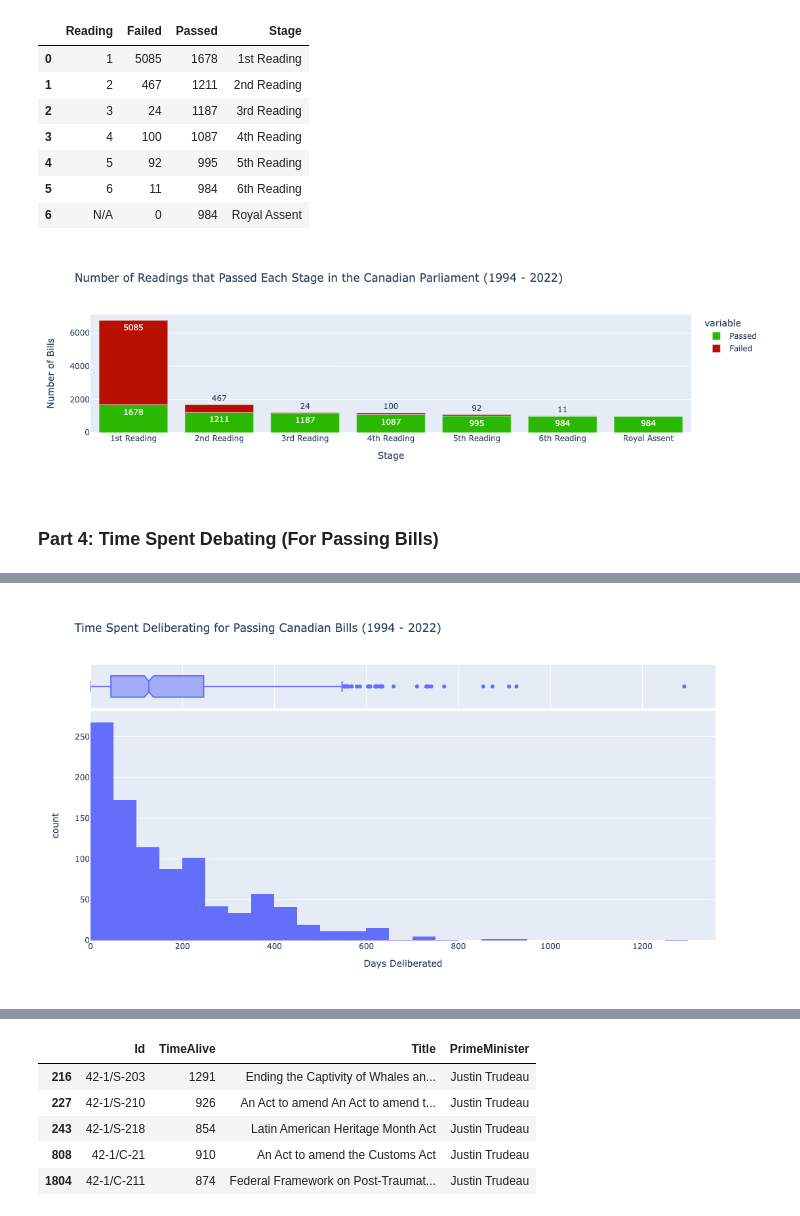
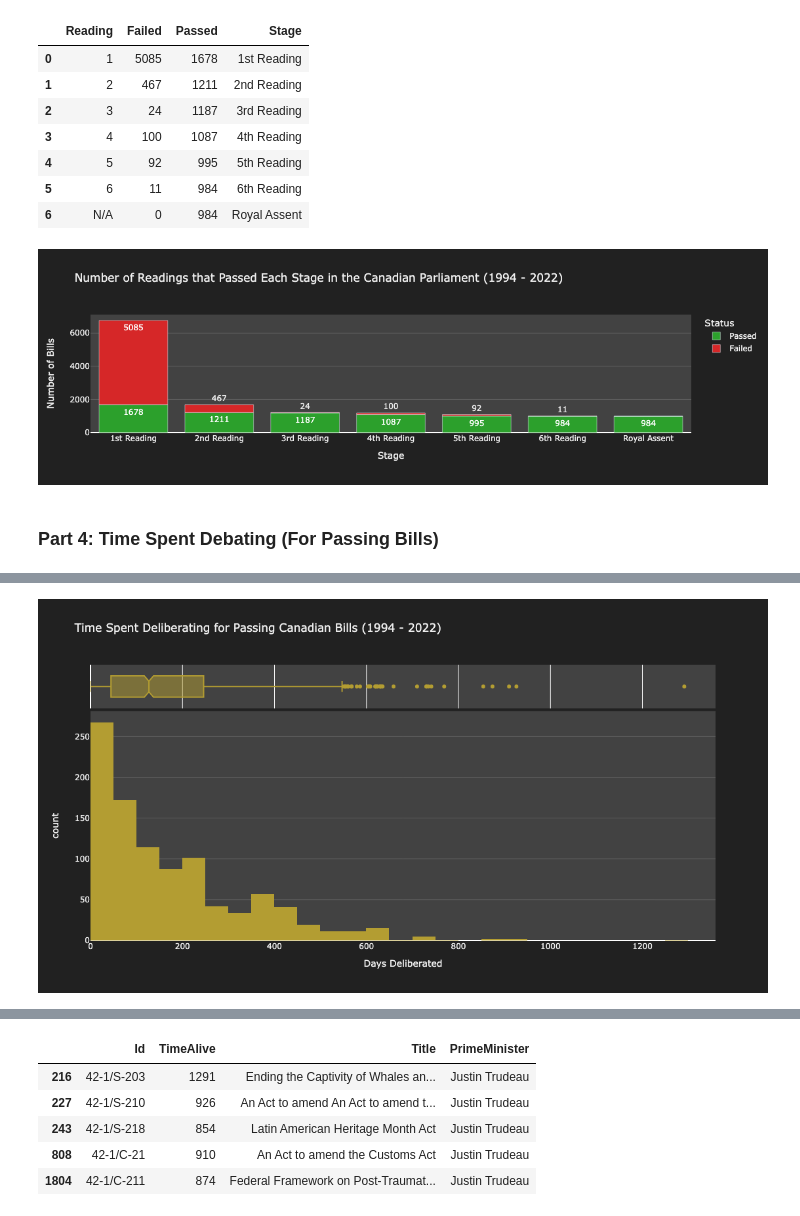
Before and after one commit to rileywheadon/canadian-legislation-visualisation, a Jupyter notebook: notebooks/04-visualisation.ipynb, the cells around one changed output, grey strips where cells are left out. Drawn from its saved outputs; the diff is of its cells as text; code cells hidden in the pictures.

```diff
--- a/notebooks/04-visualisation.ipynb
+++ b/notebooks/04-visualisation.ipynb
@@ -275,8 +311,8 @@ display(plot_3)
 | 6 | N/A | 0 | 984 | Royal Assent |
 # %%
 color_map = {
-    "Passed": "#2bb800",
-    "Failed": "#b80f00",
+    "Passed": px.colors.qualitative.D3[2],
+    "Failed": px.colors.qualitative.D3[3]
 }
 
 
@@ -289,13 +325,24 @@ fig = px.bar(
     text_auto = True,
     labels = {
         "value": "Number of Bills",
-        "Reading": "Stage"
+        "Reading": "Stage",
+        "variable": "Status"
     }
 )
 
+fig.update_layout(
+    paper_bgcolor="#212121",
+    plot_bgcolor = "#424242",
+    font_color = "#EEEEEE"
+)
+
+fig.update_yaxes(gridcolor='#616161')
+
 fig.show()
+
+fig.write_html("../charts/plot-3.html")
 # %% [output]
-[figure, old version]
+[figure, new version]
 # %% [markdown]
 ### Part 4: Time Spent Debating (For Passing Bills)
 # %%
@@ -315,7 +362,7 @@ party = parliaments[['ParliamentNumber', 'Party', 'PrimeMinister']]
 
 # Concatenate plot_4 with party data to get Prime Minister and Party
 plot_4 = pd.merge(plot_4, party, on = ['ParliamentNumber'], how = 'left')
-plot_4 = plot_4.drop_duplicates()
+plot_4.drop_duplicates(inplace = True)
 
 # Display DataFrame
 display(plot_4.head())
@@ -329,22 +376,31 @@ display(plot_4.head())
 # %%
 fig = px.histogram(
     plot_4,
     x = "TimeAlive",
     nbins = 30,
     marginal = "box",
     title = "Time Spent Deliberating for Passing Canadian Bills (1994 - 2022)",
     labels = {
         "count": "Count",
         "TimeAlive": "Days Deliberated"
     },
+    color_discrete_sequence = ['#b39d32'],
     height = 600
 )
 
 fig.update_xaxes(rangemode = "nonnegative")
 
+fig.update_layout(
+    paper_bgcolor="#212121",
+    plot_bgcolor = "#424242",
+    font_color = "#EEEEEE"
+)
+
+fig.update_yaxes(gridcolor='#616161')
+
 fig.show()
 # %% [output]
-[figure, old version]
+[figure, new version]
 # %%
 fig = px.box(
     plot_4,
```
Also changed, not shown: parts of 12 cells of this notebook, 7 other files.
